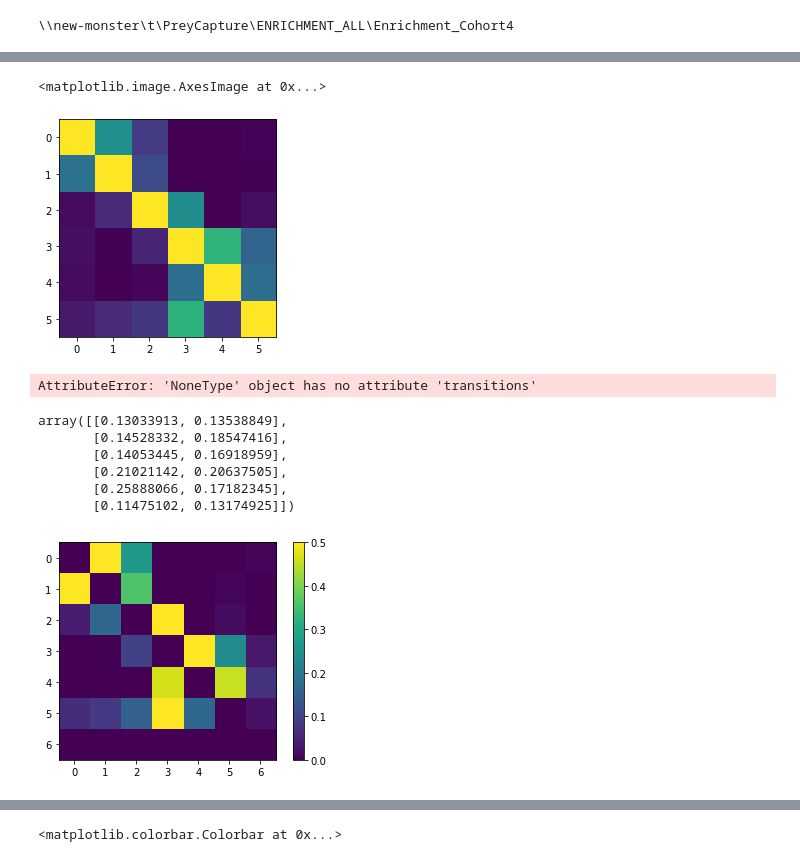
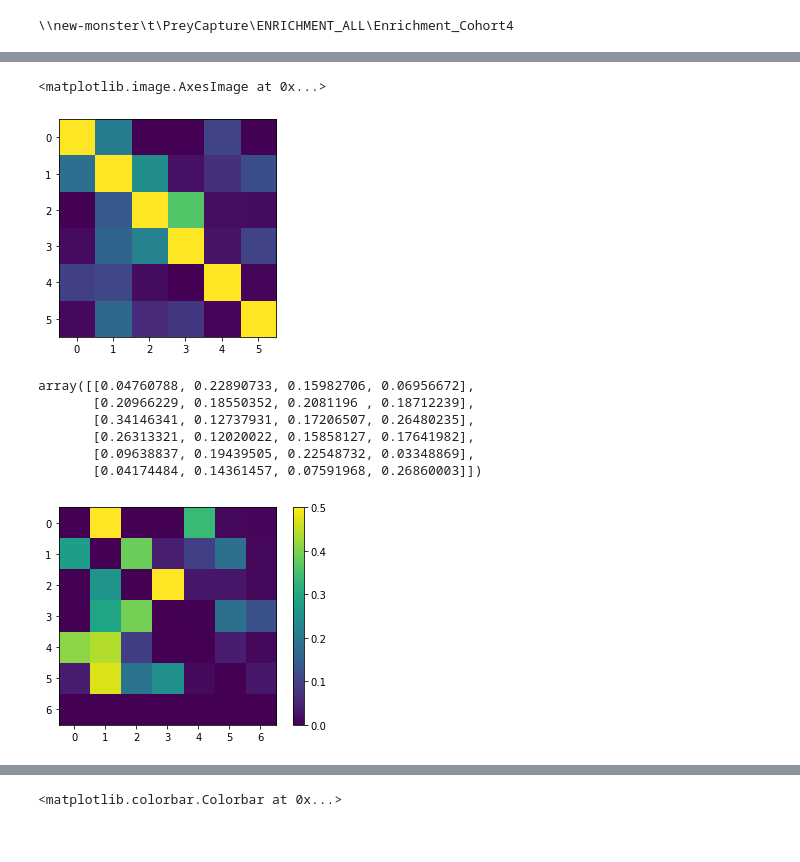
Before and after one commit to nielllab/FreelyMovingEphys, a Jupyter notebook: project_analysis/prey_capture/preycapture_basic.ipynb, the cells around one changed output, grey strips where cells are left out. Cells and saved outputs as stored; diff of their text form; code cells hidden in the pictures.

```diff
--- a/project_analysis/prey_capture/preycapture_basic.ipynb
+++ b/project_analysis/prey_capture/preycapture_basic.ipynb
@@ -8,15 +12,21 @@ import matplotlib.pyplot as plt
 import ssm
 import sklearn.manifold as manifold
 # %%
-data = np.genfromtxt('compiled_preycapture_2.csv' ,delimiter=',')
+data = np.genfromtxt('compiled_preycapture_celltypes.csv' ,delimiter=',')
 
 condAll = data[:,3].copy()
 sessAll = data[:,4].copy()
 
 data_norm = data[:,0:3].copy()
+# for enrichment
+#data_norm[:,0] = np.abs(data_norm[:,0]/180);
+#data_norm[:,1] = data_norm[:,1]/600;
+#data_norm[:,2] = data_norm[:,2]/10;
+
+# for Hoy et al 2019 data
 data_norm[:,0] = np.abs(data_norm[:,0]/180);
-data_norm[:,1] = data_norm[:,1]/600
-data_norm[:,2] = data_norm[:,2]/10;
+data_norm[:,1] = data_norm[:,1]/1200;
+data_norm[:,2] = data_norm[:,2]/40;
 
 #data_norm[data_norm[:,2]<0.04,2]=0.04;
 #data_norm[:,1] = np.log(data_norm[:,1])
@@ -96,6 +97,6 @@ tm = test_hmm.transitions.transition_matrix
 plt.imshow(tm, vmin = 0, vmax = 0.05)
 # %% [output]
 <matplotlib.image.AxesImage at 0x...>
-[figure, old version]
+[figure, new version]
 # %%
 test_hmm.permute(perm = [5, 4, 3, 2, 1, 0])
@@ -104,38 +103,34 @@ ssm.HMM?
-# %%
-tm = new_hmm.transitions.transition_matrix
-plt.imshow(np.log10(tm), vmin = -4, vmax = 0)
-# %% [output]
-AttributeError: 'NoneType' object has no attribute 'transitions'
 # %%
-meanT = np.zeros((K,2))
+ncond = 4;
+meanT = np.zeros((K,ncond))
 for z in range(K):
-    for c in range(2):
-        meanT[z,c] = (np.sum((zhat==z) & (condAll==c)))/np.sum(condAll==c)
+    for c in range(ncond):
+        meanT[z,c] = (np.sum((zhat==z) & (condAll==c+1)))/np.sum(condAll==c+1)
 meanT
 # %% [output]
-array([[0.13033913, 0.13538849],
-       [0.14528332, 0.18547416],
-       [0.14053445, 0.16918959],
-       [0.21021142, 0.20637505],
-       [0.25888066, 0.17182345],
-       [0.11475102, 0.13174925]])
+array([[0.04760788, 0.22890733, 0.15982706, 0.06956672],
+       [0.20966229, 0.18550352, 0.2081196 , 0.18712239],
+       [0.34146341, 0.12737931, 0.17206507, 0.26480235],
+       [0.26313321, 0.12020022, 0.15858127, 0.17641982],
+       [0.09638837, 0.19439505, 0.22548732, 0.03348869],
+       [0.04174484, 0.14361457, 0.07591968, 0.26860003]])
 # %%
 trans_mtx = np.zeros((K+1,K+1))
-this_sess = sessAll[condAll==0]
+this_sess = sessAll[condAll>0]
 for s in np.unique(this_sess):
     this_z = zhat[sessAll ==s]
     for i in range(len(this_z)-1):
         trans_mtx[this_z[i],this_z[i+1]] = trans_mtx[this_z[i],this_z[i+1]] + 1;
     trans_mtx[this_z[-1],K] = trans_mtx[this_z[-1],K] + 1
 for i in range(K):
     trans_mtx[i,i]=0;
     trans_mtx[i,:] = trans_mtx[i,:] / np.sum(trans_mtx[i,:])
     #trans_mtx[i,i] = 1 - trans_mtx[i,i];
 #plt.imshow(trans_mtx /len(np.unique(this_sess)), vmax = 5)
 plt.imshow(trans_mtx, vmax = 0.5)
 plt.colorbar()
 stand_trans = trans_mtx.copy();
 #print(trans_mtx/len(np.unique(this_sess)))
 # %% [output]
-[figure, old version]
+[figure, new version]
 # %%
```
Also changed, not shown: parts of 12 cells of this notebook, 4 other files.
